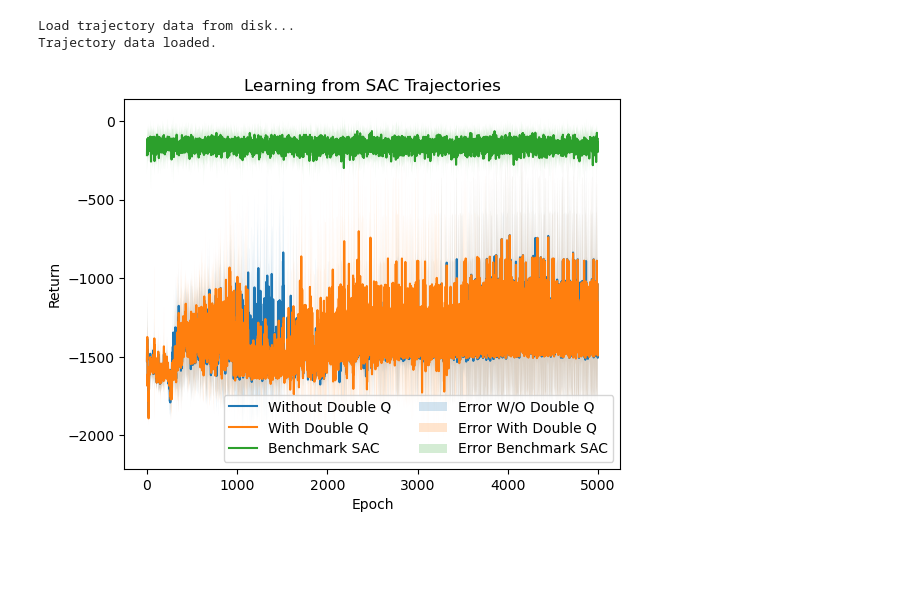
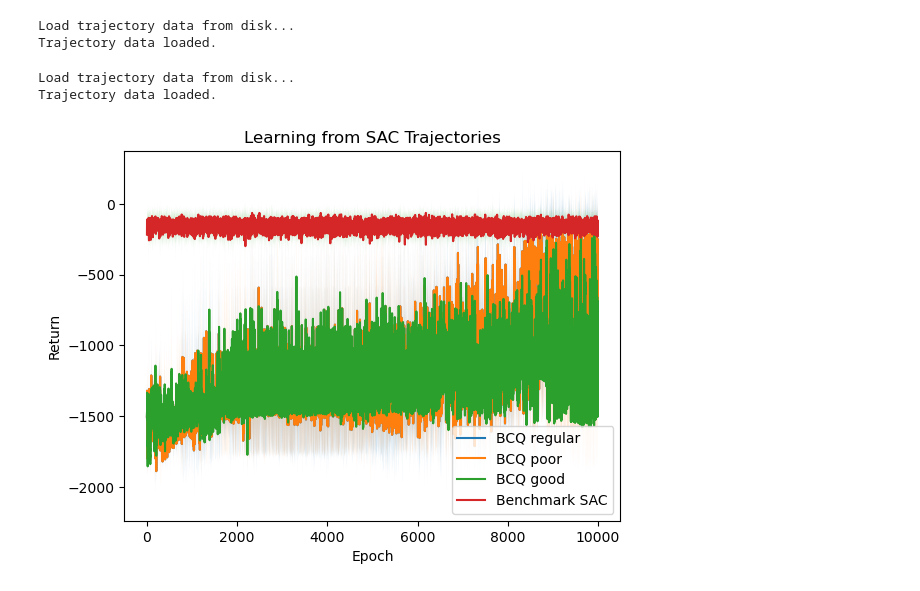
Before and after one commit to RanZhu1989/RL_PlayGround, a Jupyter notebook: Offline_RL/BCQ_continuous.ipynb, the cells around one changed output. Saved outputs shown, nothing was run; the diff lists cells and outputs as text; code cells hidden in the pictures; blank space fills up the shorter version.

```diff
--- a/Offline_RL/BCQ_continuous.ipynb
+++ b/Offline_RL/BCQ_continuous.ipynb
@@ -228,7 +269,7 @@ class VAE(torch.nn.Module):
     def __init__(self,
                  obs_dim:int,
                  action_dim:int,
-                 latent_dim:int,
+                 latent_dim:int=32,
                  hidden_size:int=64,
                  device:torch.device='cpu') -> None:
         super(VAE,self).__init__()
@@ -463,0 +592,10 @@ Trajectory data loaded.
+# %%
+'''
+Evaluating SAC
+'''
+eval_env = NormalizedActions(gym.make('Pendulum-v1'))
+obs_dim = gym.spaces.utils.flatdim(eval_env.observation_space)
+action_dim = gym.spaces.utils.flatdim(eval_env.action_space)
+sac_actor = SAC_Actor(obs_dim,action_dim,hidden_size=64)
+sac_actor.load_state_dict(torch.load('../Models/Pendulum_SAC500_Actor.pth'))
+sac_benchmark_returns = eval_policy(eval_env,sac_actor,eval_episodes=10000,eval_iters=10,seed=100)
@@ -567,0 +656,28 @@ sac_benchmark_returns = eval_policy(eval_env,sac_actor,eval_episodes=5000,eval_i
+# %%
+'''
+Data used: DDPG - Bad:Avergae:Good = 50:45:5  --  10 episodes ~= 2000 steps
+Sourced from 500-episode trained DDPG agent
+'''
+eval_env = NormalizedActions(gym.make('Pendulum-v1'))
+Manager = TrainManager(env=eval_env,
+                    epoch_num=10000,
+                    test_iters=10,
+                    actor_lr=1e-3,
+                    critic_lr=1e-2,
+                    vae_lr=1e-3,
+                    gamma=0.98,
+                    lam=0.75,
+                    double_Q=True,
+                    phi_noise=0.05,
+                    buffer_capacity=10000,
+                    target_update_tau=1e-3,
+                    batch_size=64,
+                    sampled_action_num=100,
+                    seed=100, # use a different seed
+                    buffer_load_path="../Data/Pendulum_DDPG_OfflineBuffer_poor.pkl",
+                    my_device="cpu")
+Manager.train()
+ddpg_rewards_poor = np.array(Manager.test_rewards)
+# %% [output]
+Load trajectory data from disk...
+Trajectory data loaded.
@@ -568,24 +689,28 @@ sac_benchmark_returns = eval_policy(eval_env,sac_actor,eval_episodes=5000,eval_i
 # %%
 '''
-Compare W & W/O Double Q Performance
+SAC
 '''
-WO_double_Qmeans = np.mean(WO_double_Q_rewards,axis=-1)
-WO_double_Q_stds = np.std(WO_double_Q_rewards,axis=-1)
-W_double_Qmeans = np.mean(W_double_Q_rewards,axis=-1)
-W_double_Q_stds = np.std(W_double_Q_rewards,axis=-1)
-Benchmark_SAC_means = np.mean(sac_benchmark_returns,axis=-1)
-Benchmark_SAC_stds = np.std(sac_benchmark_returns,axis=-1)
+sac_means = np.mean(sac_rewards,axis=-1)
+sac_stds = np.std(sac_rewards,axis=-1)
+sac_means_poor = np.mean(sac_rewards_poor,axis=-1)
+sac_stds_poor = np.std(sac_rewards_poor,axis=-1)
+sac_means_good = np.mean(sac_rewards_good,axis=-1)
+sac_stds_good = np.std(sac_rewards_good,axis=-1)
+Benchmark_sac_means = np.mean(sac_benchmark_returns,axis=-1)
+Benchmark_sac_stds = np.std(sac_benchmark_returns,axis=-1)
 
-plt.plot(WO_double_Qmeans,label="Without Double Q")
-plt.plot(W_double_Qmeans,label="With Double Q")
-plt.plot(Benchmark_SAC_means,label="Benchmark SAC")
-plt.fill_between(np.arange(len(WO_double_Qmeans)), WO_double_Qmeans-WO_double_Q_stds, WO_double_Qmeans+WO_double_Q_stds, alpha=0.2,label='Error W/O Double Q')
-plt.fill_between(np.arange(len(W_double_Qmeans)), W_double_Qmeans-W_double_Q_stds, W_double_Qmeans+W_double_Q_stds, alpha=0.2,label='Error With Double Q')
-plt.fill_between(np.arange(len(Benchmark_SAC_means)), Benchmark_SAC_means-Benchmark_SAC_stds, Benchmark_SAC_means+Benchmark_SAC_stds, alpha=0.2,label='Error Benchmark SAC')
+plt.plot(sac_means,label="BCQ regular")
+plt.plot(sac_means_poor,label="BCQ poor")
+plt.plot(sac_means_good,label="BCQ good")
+plt.plot(Benchmark_sac_means,label="Benchmark SAC")
+plt.fill_between(np.arange(len(sac_means)), sac_means-sac_stds, sac_means+sac_stds, alpha=0.2)
+# plt.fill_between(np.arange(len(sac_means_poor)), sac_means_poor-sac_stds_poor, sac_means_poor+sac_stds_poor, alpha=0.2)
+plt.fill_between(np.arange(len(sac_means_good)), sac_means_good-sac_stds_good, sac_means_good+sac_stds_good, alpha=0.2)
+plt.fill_between(np.arange(len(Benchmark_sac_means)), Benchmark_sac_means-Benchmark_sac_stds, Benchmark_sac_means+Benchmark_sac_stds, alpha=0.2)
 plt.xlabel("Epoch")
 plt.ylabel("Return")
 plt.title('Learning from SAC Trajectories')
-plt.legend(ncol=2)
+plt.legend()
 plt.show()
 # %% [output]
-[figure, old version]
+[figure, new version]
```
Also changed, not shown: parts of 14 cells of this notebook, 14 other files.
